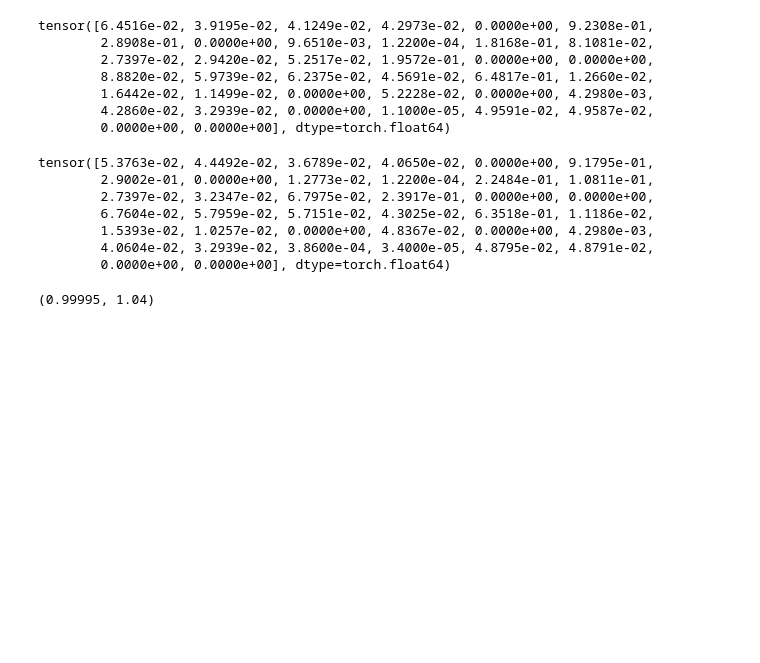
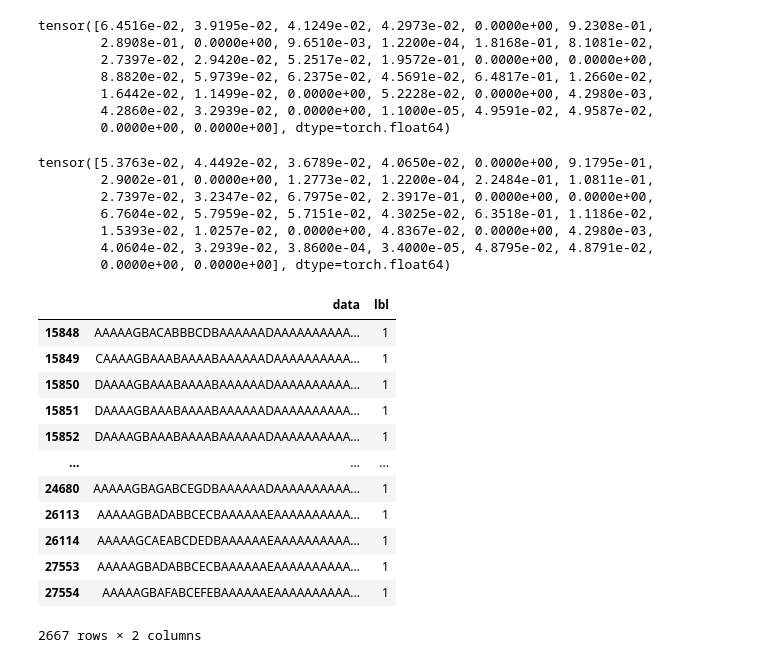
Before and after one commit to UO264808/TranAD, a Jupyter notebook: test_data.ipynb, the cells around one changed output. Drawn from its saved outputs; the diff is of its cells as text; code cells hidden in the pictures; blank space fills up the shorter version.

```diff
--- a/test_data.ipynb
+++ b/test_data.ipynb
@@ -112,7 +112,3 @@ lm_d = {
 		'MBA': [(0.87, 1), (0.93, 1.04)],
 	}
 lm = lm_d['SMD'][0]
-# %%
-lm
-# %% [output]
-(0.99995, 1.04)
@@ -118,0 +121,16 @@ lm
+# %%
+df1.query('lbl > 0.1')
+# %% [output]
+|  | data | lbl |
+| 15848 | AAAAAGBACABBBCDBAAAAAADAAAAAAAAAA... | 1 |
+| 15849 | CAAAAGBAAABAAAABAAAAAADAAAAAAAAAA... | 1 |
+| 15850 | DAAAAGBAAABAAAABAAAAAADAAAAAAAAAA... | 1 |
+| 15851 | DAAAAGBAAABAAAABAAAAAADAAAAAAAAAA... | 1 |
+| 15852 | DAAAAGBAAABAAAABAAAAAADAAAAAAAAAA... | 1 |
+| ... | ... | ... |
+| 24680 | AAAAAGBAGABCEGDBAAAAAADAAAAAAAAAA... | 1 |
+| 26113 | AAAAAGBADABBCECBAAAAAAEAAAAAAAAAA... | 1 |
+| 26114 | AAAAAGCAEABCDEDBAAAAAAEAAAAAAAAAA... | 1 |
+| 27553 | AAAAAGBADABBCECBAAAAAAEAAAAAAAAAA... | 1 |
+| 27554 | AAAAAGBAFABCEFEBAAAAAAEAAAAAAAAAA... | 1 |
+2667 rows × 2 columns
```
Also changed, not shown: parts of 4 cells of this notebook, 3 other files.
